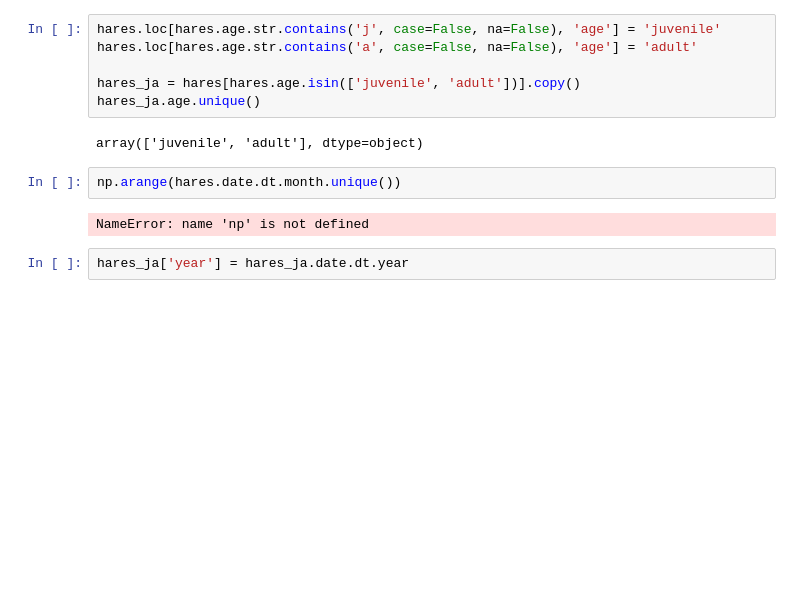
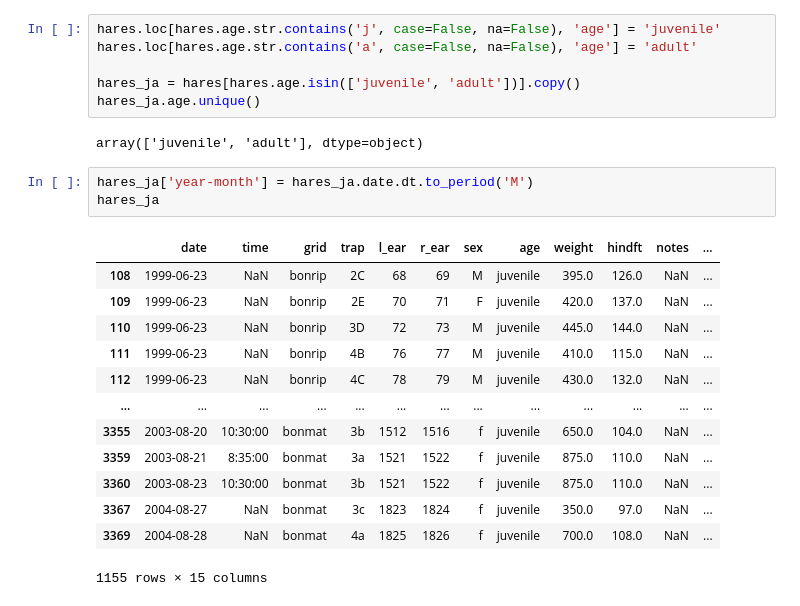
Before and after one commit to MEDS-eds-220/MEDS-eds-220-course, a Jupyter notebook: book/chapters/lesson-18-linear-regression/lesson-18-linear-regression.ipynb, the cells around one changed output. Drawn from its saved outputs; the diff is of its cells as text; blank space fills up the shorter version.

```diff
--- a/book/chapters/lesson-18-linear-regression/lesson-18-linear-regression.ipynb
+++ b/book/chapters/lesson-18-linear-regression/lesson-18-linear-regression.ipynb
@@ -57,9 +70,20 @@ hares_ja = hares[hares.age.isin(['juvenile', 'adult'])].copy()
 hares_ja.age.unique()
 # %% [output]
 array(['juvenile', 'adult'], dtype=object)
-# %%
-np.arange(hares.date.dt.month.unique())
-# %% [output]
-NameError: name 'np' is not defined
 # %%
-hares_ja['year'] = hares_ja.date.dt.year
+hares_ja['year-month'] = hares_ja.date.dt.to_period('M')
+hares_ja
+# %% [output]
+|  | date | time | grid | trap | l_ear | r_ear | sex | age | weight | hindft | notes | ... |
+| 108 | 1999-06-23 | NaN | bonrip | 2C | 68 | 69 | M | juvenile | 395.0 | 126.0 | NaN | ... |
+| 109 | 1999-06-23 | NaN | bonrip | 2E | 70 | 71 | F | juvenile | 420.0 | 137.0 | NaN | ... |
+| 110 | 1999-06-23 | NaN | bonrip | 3D | 72 | 73 | M | juvenile | 445.0 | 144.0 | NaN | ... |
+| 111 | 1999-06-23 | NaN | bonrip | 4B | 76 | 77 | M | juvenile | 410.0 | 115.0 | NaN | ... |
+| 112 | 1999-06-23 | NaN | bonrip | 4C | 78 | 79 | M | juvenile | 430.0 | 132.0 | NaN | ... |
+| ... | ... | ... | ... | ... | ... | ... | ... | ... | ... | ... | ... | ... |
+| 3355 | 2003-08-20 | 10:30:00 | bonmat | 3b | 1512 | 1516 | f | juvenile | 650.0 | 104.0 | NaN | ... |
+| 3359 | 2003-08-21 | 8:35:00 | bonmat | 3a | 1521 | 1522 | f | juvenile | 875.0 | 110.0 | NaN | ... |
+| 3360 | 2003-08-23 | 10:30:00 | bonmat | 3b | 1521 | 1522 | f | juvenile | 875.0 | 110.0 | NaN | ... |
+| 3367 | 2004-08-27 | NaN | bonmat | 3c | 1823 | 1824 | f | juvenile | 350.0 | 97.0 | NaN | ... |
+| 3369 | 2004-08-28 | NaN | bonmat | 4a | 1825 | 1826 | f | juvenile | 700.0 | 108.0 | NaN | ... |
+1155 rows × 15 columns
```
Also changed, not shown: parts of 14 cells of this notebook.
